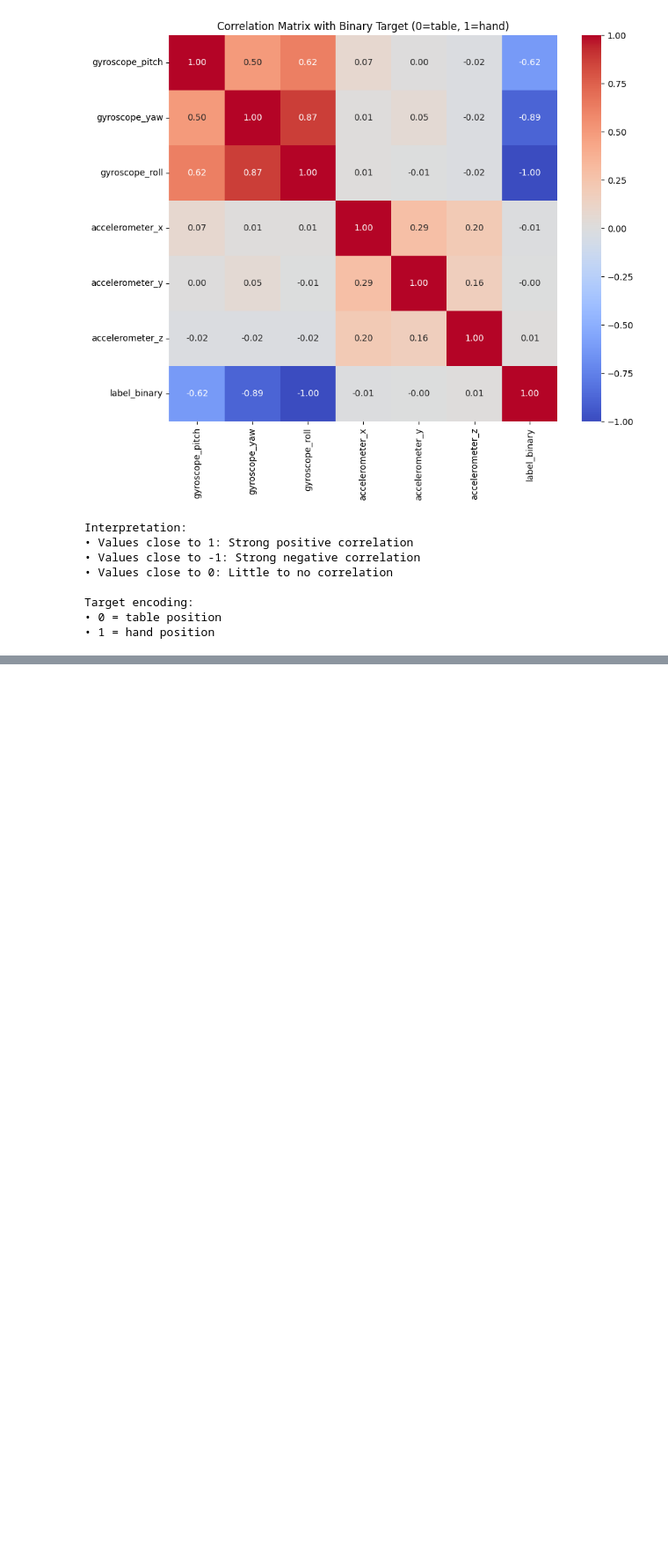
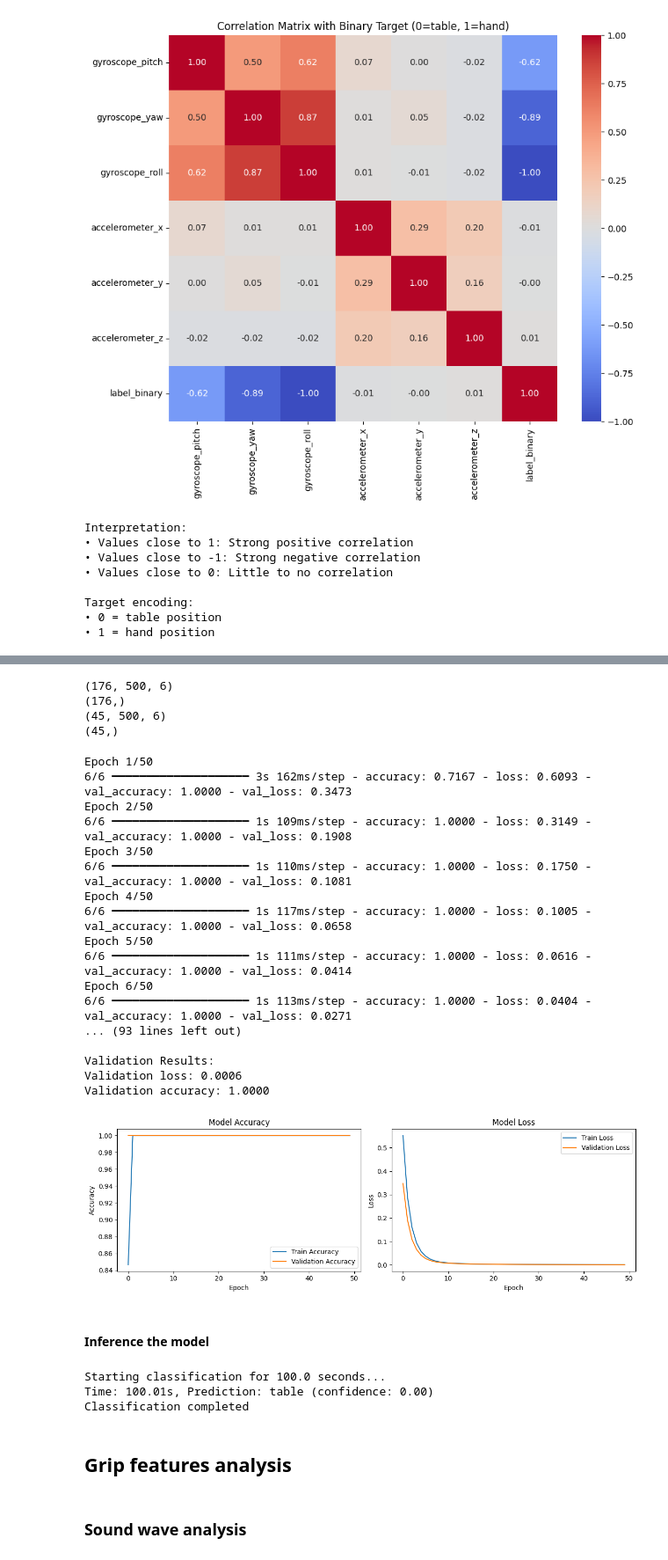
Before and after one commit to wayne-xyz/dualsense-rpi-demo, a Jupyter notebook: ml/model_t.ipynb, the cells around one changed output, grey strips where cells are left out. Shown at 88% size. Cells and saved outputs as stored; diff of their text form; code cells hidden in the pictures; blank space fills up the shorter version.

```diff
--- a/ml/model_t.ipynb
+++ b/ml/model_t.ipynb
@@ -241,0 +640,40 @@ Target encoding:
+# %%
+# check the shape of X_train, y_train, X_test, y_test
+print(X_train_seq.shape)
+print(y_train_seq.shape)
+print(X_test_seq.shape)
+print(y_test_seq.shape)
+# %% [output]
+(176, 500, 6)
+(176,)
+(45, 500, 6)
+(45,)
+# %%
+lst_model=define_LST_model((500, 6))
+
+lst_history, lst_model = train_models(lst_model, X_train_seq, y_train_seq, X_test_seq, y_test_seq,
+                batch_size=32,
+                epochs=50,
+                patience=10,
+                verbose=1)
+# %% [output]
+Epoch 1/50
+6/6 ━━━━━━━━━━━━━━━━━━━━ 3s 162ms/step - accuracy: 0.7167 - loss: 0.6093 - val_accuracy: 1.0000 - val_loss: 0.3473
+Epoch 2/50
+6/6 ━━━━━━━━━━━━━━━━━━━━ 1s 109ms/step - accuracy: 1.0000 - loss: 0.3149 - val_accuracy: 1.0000 - val_loss: 0.1908
+Epoch 3/50
+6/6 ━━━━━━━━━━━━━━━━━━━━ 1s 110ms/step - accuracy: 1.0000 - loss: 0.1750 - val_accuracy: 1.0000 - val_loss: 0.1081
+Epoch 4/50
+6/6 ━━━━━━━━━━━━━━━━━━━━ 1s 117ms/step - accuracy: 1.0000 - loss: 0.1005 - val_accuracy: 1.0000 - val_loss: 0.0658
+Epoch 5/50
+6/6 ━━━━━━━━━━━━━━━━━━━━ 1s 111ms/step - accuracy: 1.0000 - loss: 0.0616 - val_accuracy: 1.0000 - val_loss: 0.0414
+Epoch 6/50
+6/6 ━━━━━━━━━━━━━━━━━━━━ 1s 113ms/step - accuracy: 1.0000 - loss: 0.0404 - val_accuracy: 1.0000 - val_loss: 0.0271
+... (93 lines left out)
+
+Validation Results:
+Validation loss: 0.0006
+Validation accuracy: 1.0000
+[figure, added]
+# %% [markdown]
+#### Inference the model
@@ -241,0 +753,10 @@ Target encoding:
+# %%
+perform_classification(lst_model)
+# %% [output]
+Starting classification for 100.0 seconds...
+Time: 100.01s, Prediction: table (confidence: 0.00)
+Classification completed
+# %% [markdown]
+## Grip features analysis
+# %% [markdown]
+### Sound wave analysis
```
Also changed, not shown: parts of 10 cells of this notebook, 1 other file.
